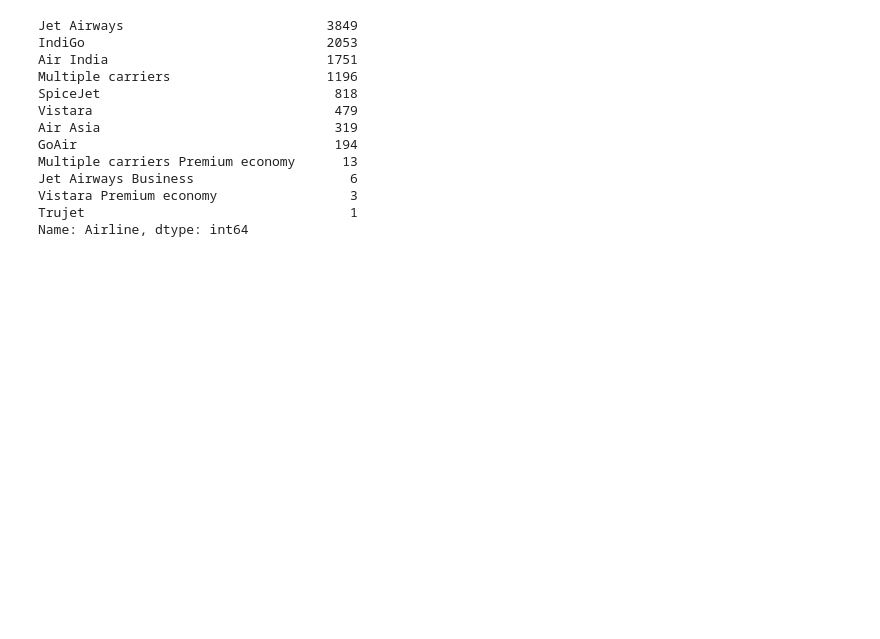
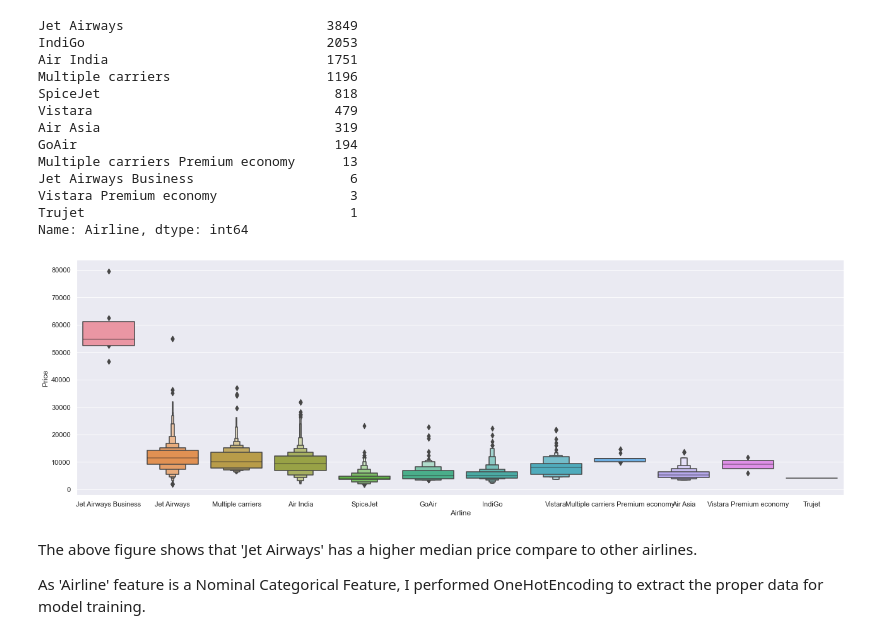
Before and after one commit to Shahrad-Shakerian/Prediction-of-Flight-Price, a Jupyter notebook: Flight Price Prediction (Kaggle Project).ipynb, the cells around one changed output. Saved outputs shown, nothing was run; the diff lists cells and outputs as text; code cells hidden in the pictures; blank space fills up the shorter version.

```diff
--- a/Flight Price Prediction (Kaggle Project).ipynb
+++ b/Flight Price Prediction (Kaggle Project).ipynb
@@ -176,25 +176,3 @@ train.head()
 | 2 | Jet Airways | Delhi | Cochin | DEL → LKO → BOM → COK | 2 stops | No info | 13882 | 9 | ... |
 | 3 | IndiGo | Kolkata | Banglore | CCU → NAG → BLR | 1 stop | No info | 6218 | 12 | ... |
 | 4 | IndiGo | Banglore | New Delhi | BLR → NAG → DEL | 1 stop | No info | 13302 | 1 | ... |
-# %%
-# Analyzing the feature of 'Total_Stops'.
-# I extracted the number in the string and saved as a new column and removed the previous one.
-
-total_stops = list(train['Total_Stops'])
-number_stops = []
-# Getting the unique values of the list
-print(set(total_stops))
-
-for i in range(len(total_stops)):
-
-    if total_stops[i] == 'non-stop':
-
-        number_stops.append(0)
-
-    else:
-        number_stops.append(int(total_stops[i].split()[0]))
-
-
-train['number_stops'] = number_stops
-train.drop('Total_Stops',axis=1,inplace=True)
-train.head()
@@ -233,3 +203,15 @@ Jet Airways Business                    6
 Vistara Premium economy                 3
 Trujet                                  1
 Name: Airline, dtype: int64
+# %%
+# Plotting the categories of Airline over the ticket price to get
+# a better understanding of data
+
+sns.catplot(y='Price',x = 'Airline', data = train.sort_values('Price',ascending= False), kind= 'boxen', height = 6, aspect = 3)
+plt.show()
+# %% [output]
+[figure, added]
+# %% [markdown]
+The above figure shows that 'Jet Airways' has a higher median price compare to other airlines.
+
+As 'Airline' feature is a Nominal Categorical Feature, I performed OneHotEncoding to extract the proper data for model training.
```
Also changed, not shown: parts of 67 cells of this notebook.
